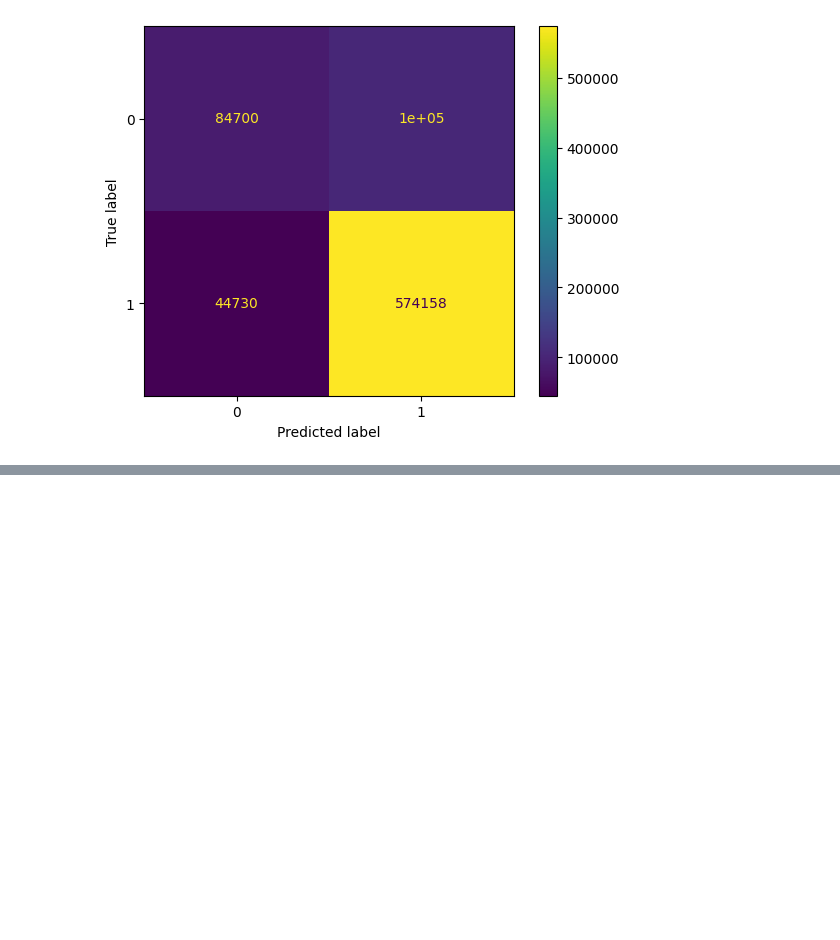
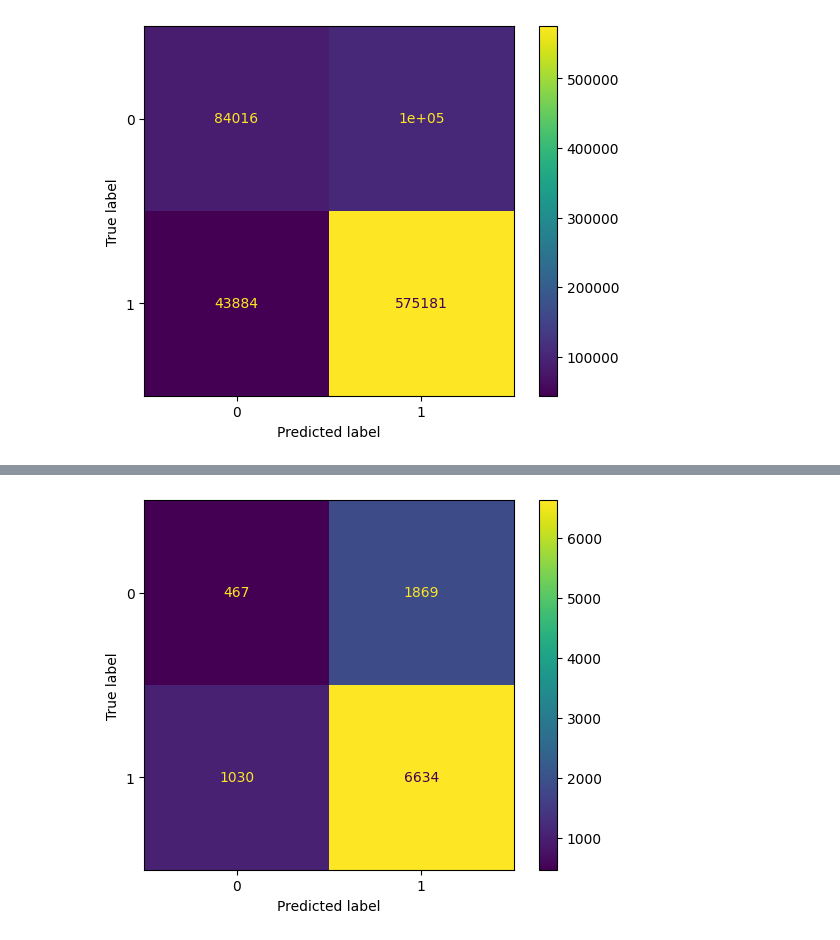
Before and after one commit to Amazing-Team-Name/data-modeling, a Jupyter notebook: main.ipynb, the cells around one changed output, grey strips where cells are left out. Cells and saved outputs as stored; diff of their text form; code cells hidden in the pictures; blank space fills up the shorter version.

```diff
--- a/main.ipynb
+++ b/main.ipynb
@@ -333,7 +408,7 @@ feed_cl_num_df.corr().with_columns(index = pl.Series(feed_cl_num_df.columns)).me
 # %% [output]
 [interactive output not drawn]
 # %%
-rel_feed_cols = feed_cl.select([
+rel_feed_cols = feed_data.select([
     "label",
     "e_section",
     "e_rn",
@@ -342,8 +417,8 @@ rel_feed_cols = feed_cl.select([
     "u_refreshTimes",
     "u_feedLifeCycle",
     "u_browserLifeCycle",
-    "clicked",
-    "InterestedST",
+    "in_ads",
+    # "InterestedST",
     # "hour",
 ])
 
@@ -351,10 +426,10 @@ data_cols = rel_feed_cols.collect()
 # %%
 train_df, test_df = train_test_split(data_cols)
 # %%
-train_X = train_df.select(pl.exclude("clicked"))
-train_y = train_df["clicked"]
-test_X = test_df.select(pl.exclude("clicked"))
-test_y = test_df["clicked"]
+train_X = train_df.select(pl.exclude(TARGET_COL))
+train_y = train_df[TARGET_COL]
+test_X = test_df.select(pl.exclude(TARGET_COL))
+test_y = test_df[TARGET_COL]
 # %%
 fit_model = model.fit(
     train_X,
@@ -512,0 +587,12 @@ weighted avg       0.80      0.82      0.80    806933
+# %%
+synth_X = feed_synth_df.select([
+    "label",
+    "e_section",
+    "e_rn",
+    "i_upTimes",
+    "i_dislikeTimes",
+    "u_refreshTimes",
+    "u_feedLifeCycle",
+    "u_browserLifeCycle",
+])
+synth_y = feed_synth_df["in_ads"]
@@ -512,0 +610,6 @@ weighted avg       0.80      0.82      0.80    806933
+# %%
+_ = metrics.ConfusionMatrixDisplay(
+    metrics.confusion_matrix(synth_y, model_voting.predict(synth_X))
+).plot()
+# %% [output]
+[figure, added]
```
Also changed, not shown: parts of 80 cells of this notebook.
